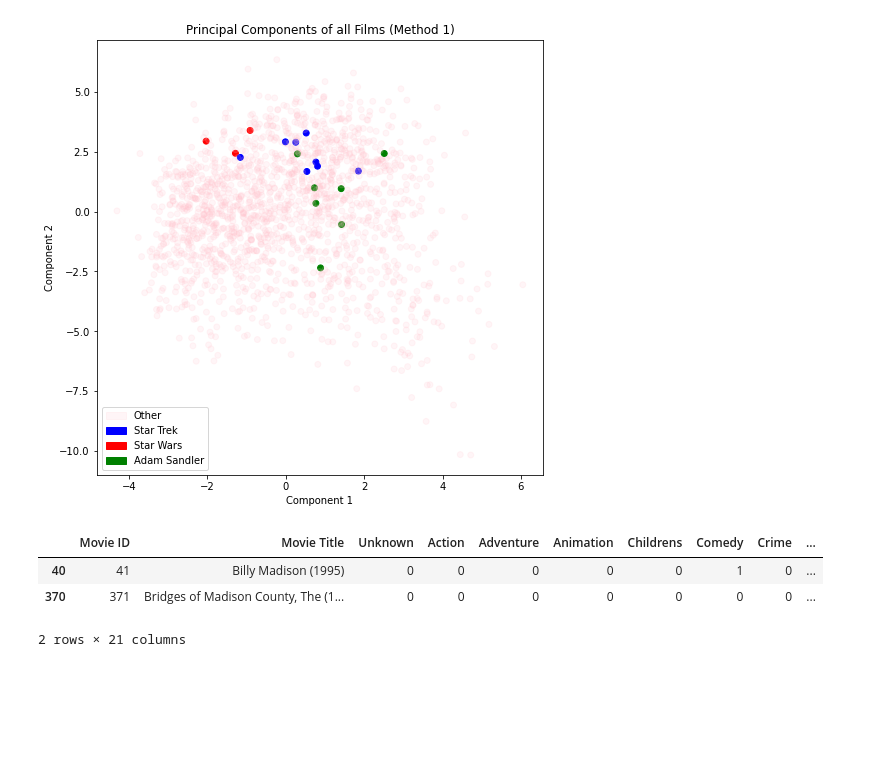
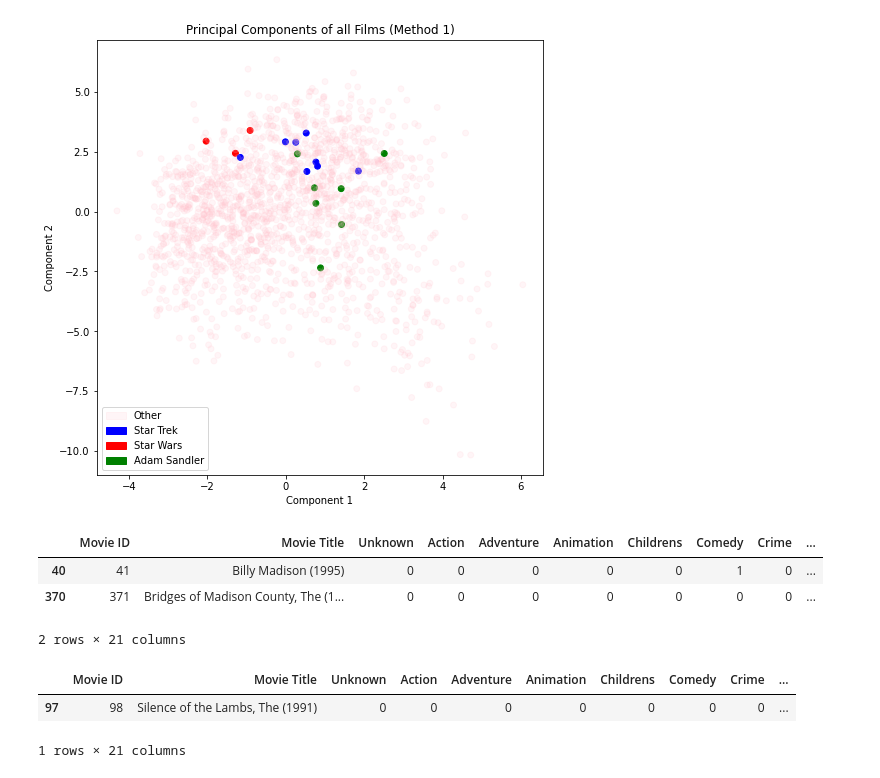
Before and after one commit to ianfowler/CS155-Project-2, a Jupyter notebook: Visualization 1.ipynb, the cells around one changed output. Saved outputs shown, nothing was run; the diff lists cells and outputs as text; code cells hidden in the pictures; blank space fills up the shorter version.

```diff
--- a/Visualization 1.ipynb
+++ b/Visualization 1.ipynb
@@ -200,3 +200,9 @@ movies[movies["Movie Title"].str.contains("Madison")]
 | 40 | 41 | Billy Madison (1995) | 0 | 0 | 0 | 0 | 0 | 1 | 0 | ... |
 | 370 | 371 | Bridges of Madison County, The (1... | 0 | 0 | 0 | 0 | 0 | 0 | 0 | ... |
 2 rows × 21 columns
+# %%
+movies[movies["Movie Title"].str.contains("Lamb")]
+# %% [output]
+|  | Movie ID | Movie Title | Unknown | Action | Adventure | Animation | Childrens | Comedy | Crime | ... |
+| 97 | 98 | Silence of the Lambs, The (1991) | 0 | 0 | 0 | 0 | 0 | 0 | 0 | ... |
+1 rows × 21 columns
```
Also changed, not shown: 19 other files.
